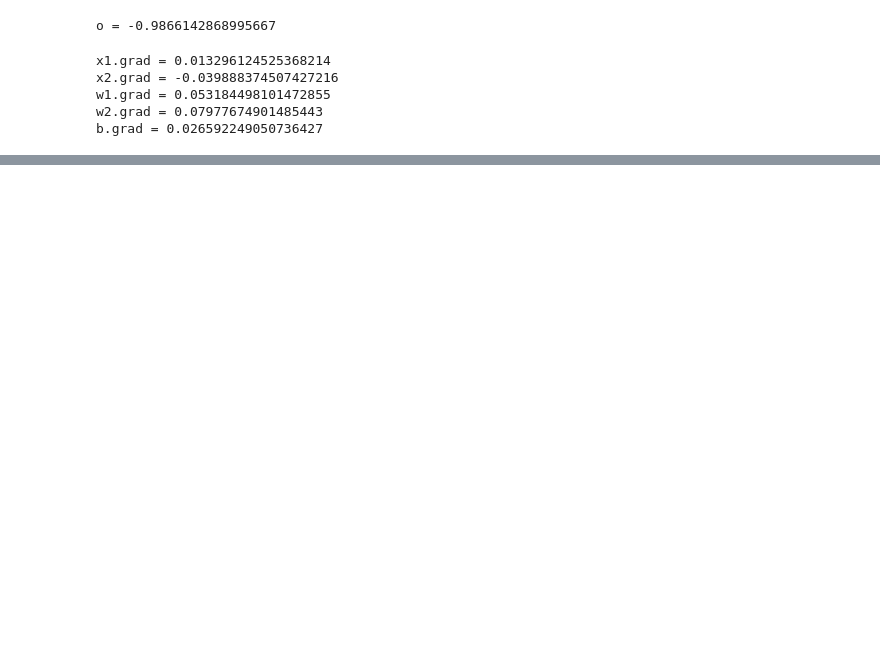
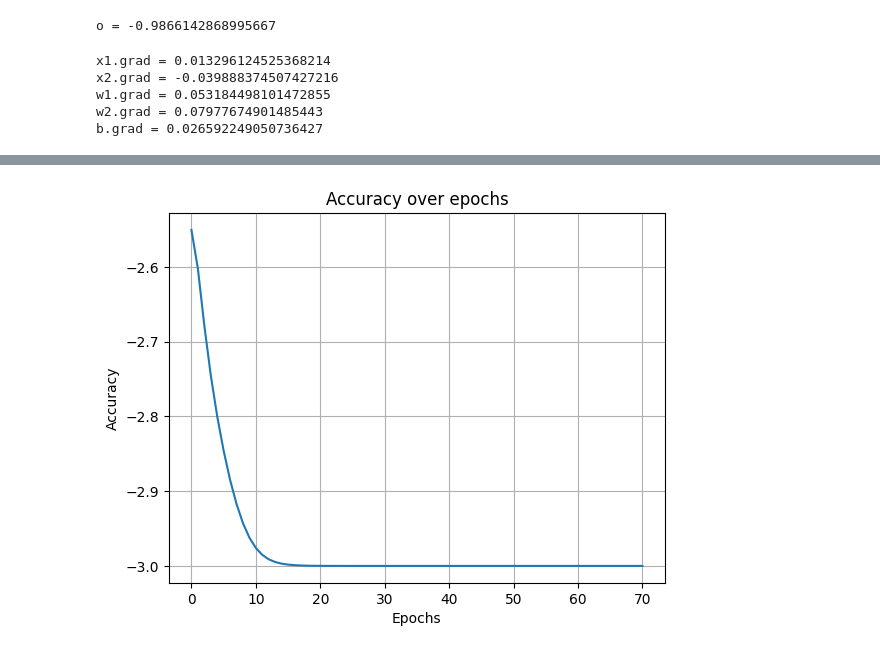
Before and after one commit to mngaonkar/micrograd, a Jupyter notebook: micrograd_from_scratch.ipynb, the cells around one changed output, grey strips where cells are left out. Saved outputs shown, nothing was run; the diff lists cells and outputs as text; code cells hidden in the pictures; blank space fills up the shorter version.

```diff
--- a/micrograd_from_scratch.ipynb
+++ b/micrograd_from_scratch.ipynb
@@ -528,0 +728,10 @@ y_true after training: [1.0, -1.0, -1.0, 1.0]
+# %%
+# Plot the accuracy over epochs
+plt.plot(range(epochs), accuracy)
+plt.xlabel('Epochs')
+plt.ylabel('Accuracy')
+plt.title('Accuracy over epochs')
+plt.grid()
+plt.show()
+# %% [output]
+[figure, added]
```
Also changed, not shown: parts of 23 cells of this notebook.
